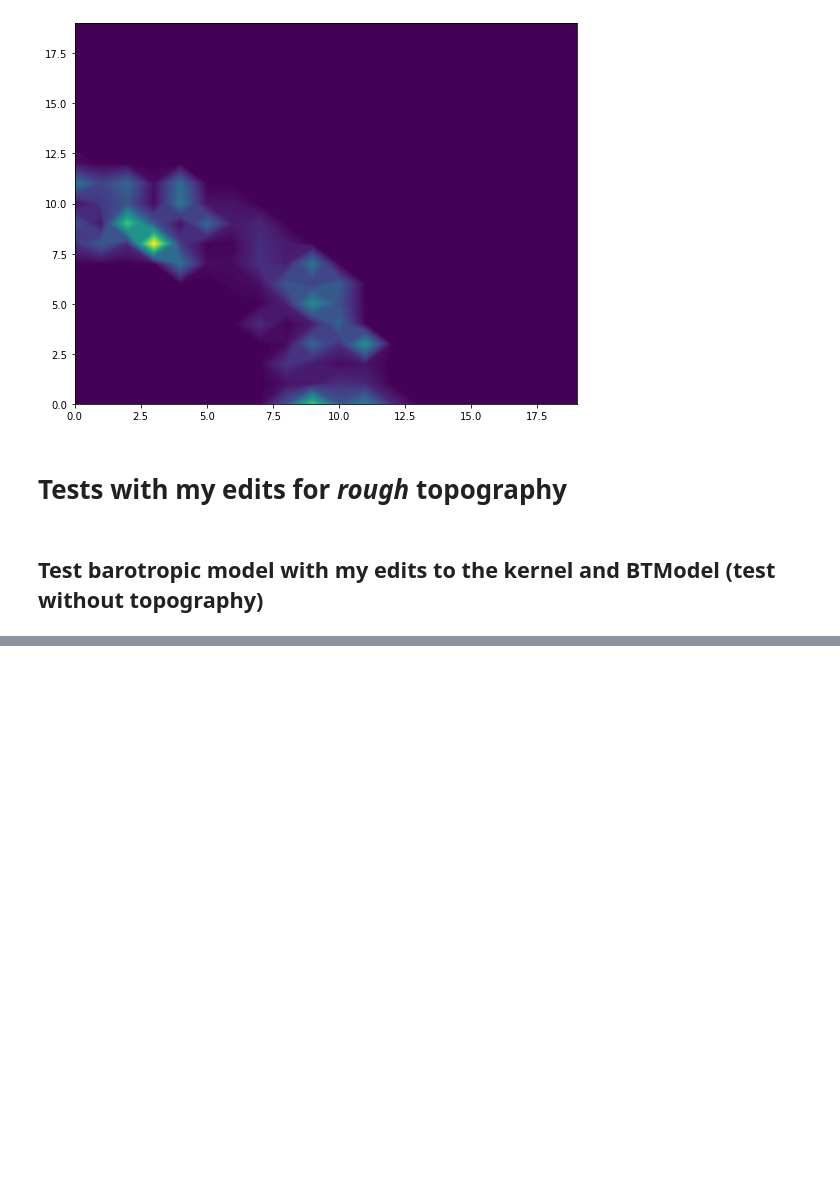
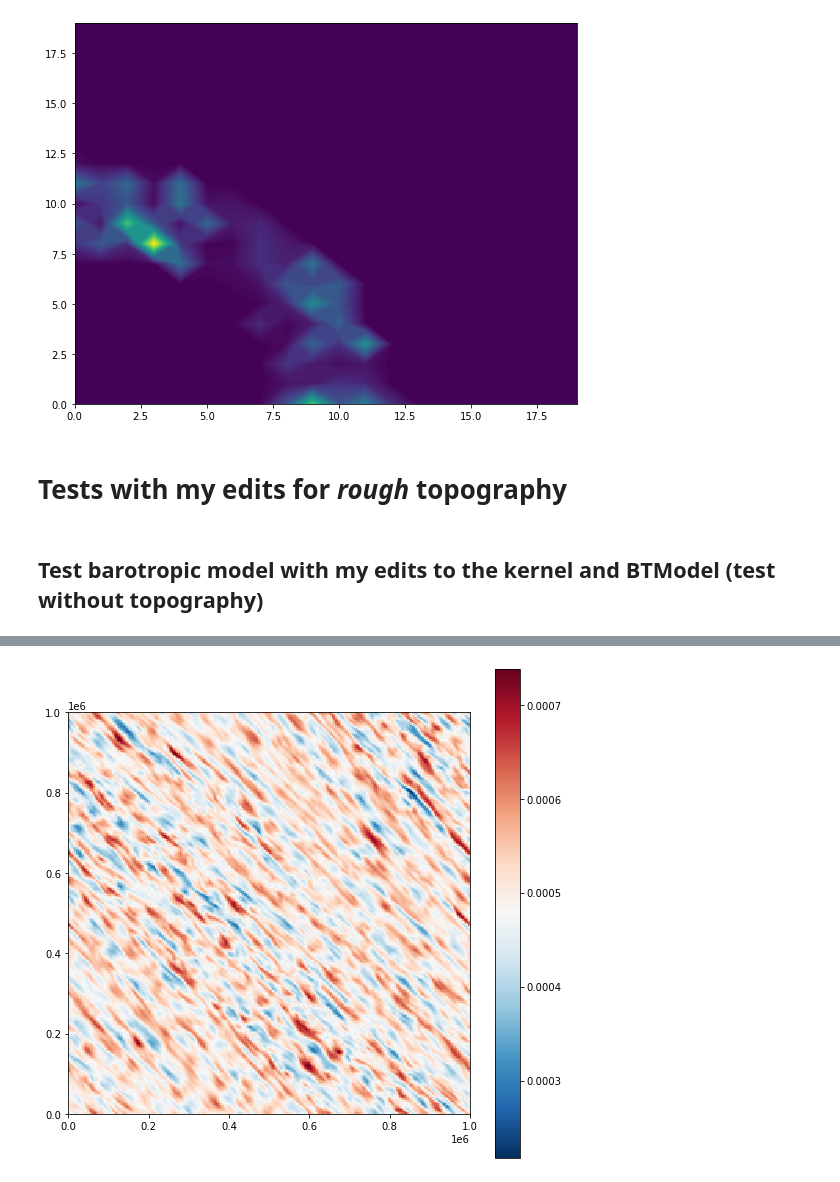
Before and after one commit to mpudig/pyqg, a Jupyter notebook: expts_pudig/bt_model_test.ipynb, the cells around one changed output, grey strips where cells are left out. Cells and saved outputs as stored; diff of their text form; code cells hidden in the pictures; blank space fills up the shorter version.

```diff
--- a/expts_pudig/bt_model_test.ipynb
+++ b/expts_pudig/bt_model_test.ipynb
@@ -515,0 +603,19 @@ plot_q(m_ds)
+# %%
+# Convert to xarray for nice metadata etc.
+
+m_ds = m.to_dataset().isel(time=-1)
+
+def plot_q(m, qmax=40):
+    fig, ax = plt.subplots(figsize=(9,9))
+    pc = ax.pcolormesh(m.x,m.y,m.q.squeeze(), cmap='RdBu_r')
+    # pc.set_clim([-qmax, qmax])
+    # ax.set_xlim([0, 2*np.pi])
+    # ax.set_ylim([0, 2*np.pi]);
+    ax.set_aspect(1)
+    plt.colorbar(pc)
+    # plt.title('Time = %g' % m.t)
+    plt.show()
+
+plot_q(m_ds)
+# %% [output]
+[figure, added]
```
Also changed, not shown: parts of 5 cells of this notebook, 3 other files.
